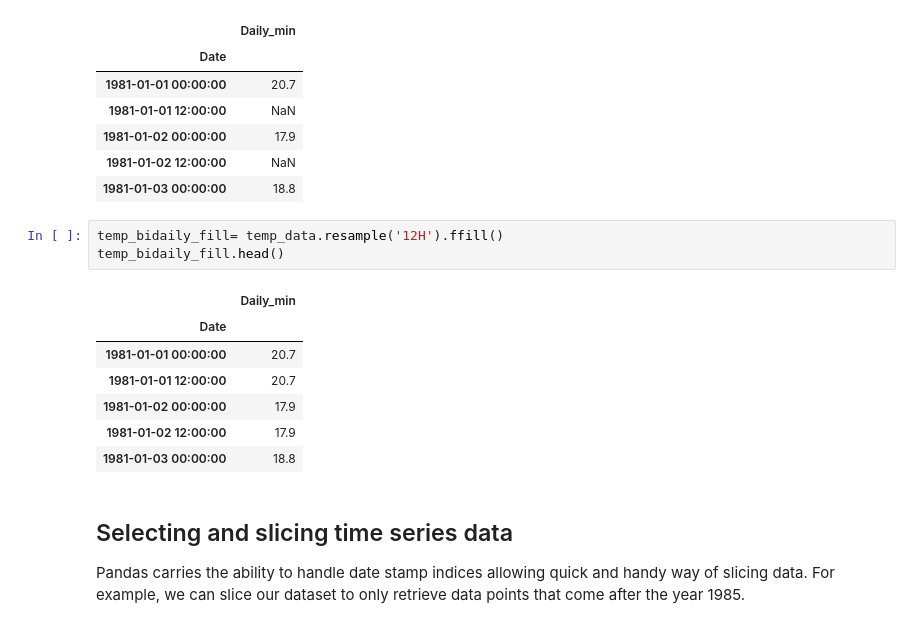
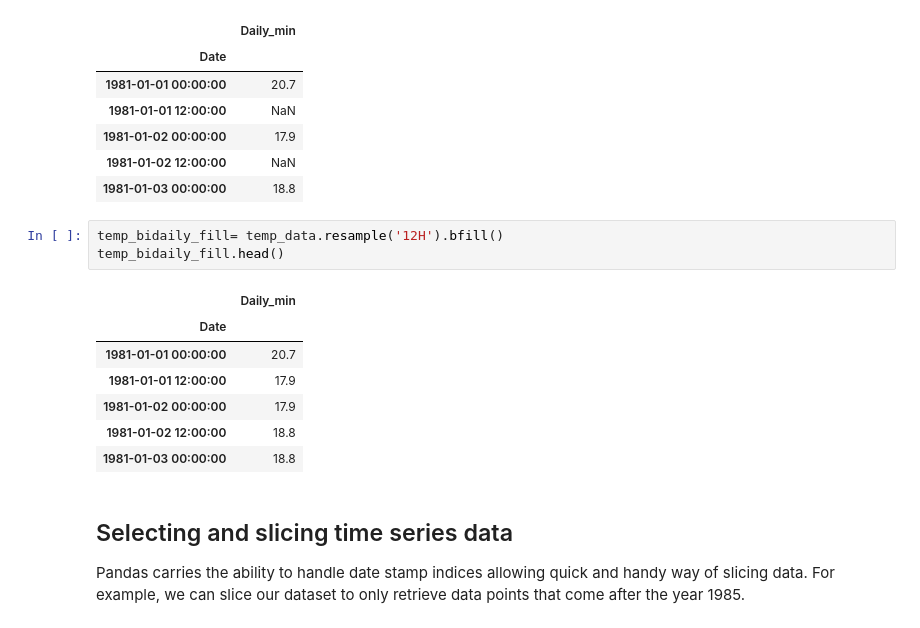
Before and after one commit to mzhou356/dsc-introduction-to-time-series-dc-ds-060319, a Jupyter notebook: index.ipynb, the cells around one changed output. Saved outputs shown, nothing was run; the diff lists cells and outputs as text.

```diff
--- a/index.ipynb
+++ b/index.ipynb
@@ -160,15 +160,15 @@ temp_bidaily.head()  # NaN values
 | 1981-01-02 12:00:00 | NaN |
 | 1981-01-03 00:00:00 | 18.8 |
 # %%
-temp_bidaily_fill= temp_data.resample('12H').ffill()
+temp_bidaily_fill= temp_data.resample('12H').bfill()
 temp_bidaily_fill.head()
 # %% [output]
 |  | Daily_min |
 | Date |  |
 | 1981-01-01 00:00:00 | 20.7 |
-| 1981-01-01 12:00:00 | 20.7 |
+| 1981-01-01 12:00:00 | 17.9 |
 | 1981-01-02 00:00:00 | 17.9 |
-| 1981-01-02 12:00:00 | 17.9 |
+| 1981-01-02 12:00:00 | 18.8 |
 | 1981-01-03 00:00:00 | 18.8 |
 # %% [markdown]
 ## Selecting and slicing time series data
```
